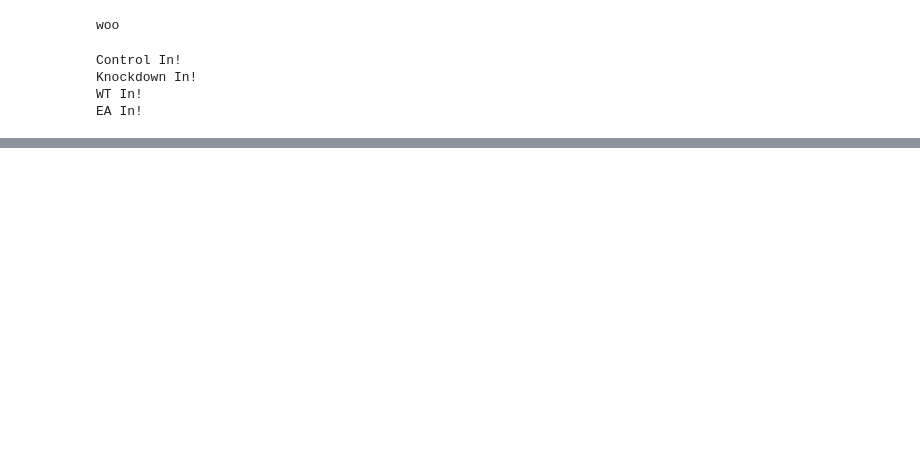
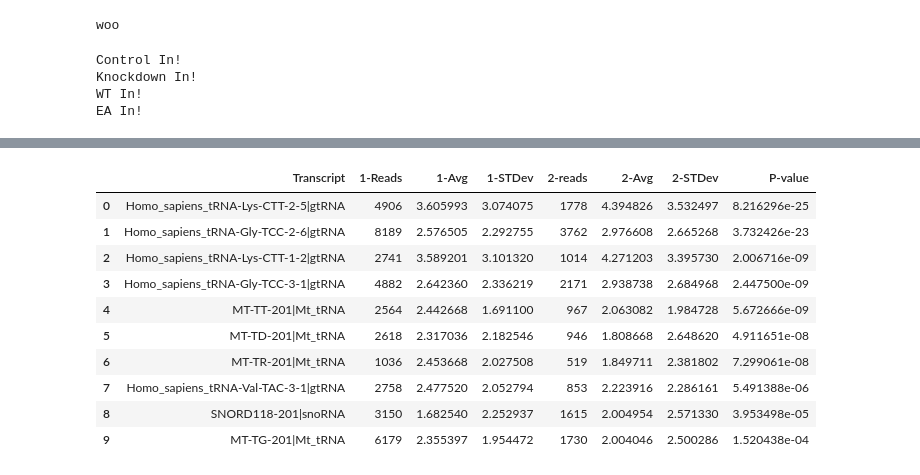
Before and after one commit to TimNicholsonShaw/AnOThER-Seq, a Jupyter notebook: notebooks/nocturnin.ipynb, the cells around one changed output, grey strips where cells are left out. Cells and saved outputs as stored; diff of their text form; code cells hidden in the pictures; blank space fills up the shorter version.

```diff
--- a/notebooks/nocturnin.ipynb
+++ b/notebooks/nocturnin.ipynb
@@ -98,0 +134,15 @@ sns.pointplot?
+# %%
+df = pd.read_csv(folderLoc+"NoctVsWT_candidates.csv",index_col=False)
+df.head(10)
+# %% [output]
+|  | Transcript | 1-Reads | 1-Avg | 1-STDev | 2-reads | 2-Avg | 2-STDev | P-value |
+| 0 | Homo_sapiens_tRNA-Lys-CTT-2-5|gtRNA | 4906 | 3.605993 | 3.074075 | 1778 | 4.394826 | 3.532497 | 8.216296e-25 |
+| 1 | Homo_sapiens_tRNA-Gly-TCC-2-6|gtRNA | 8189 | 2.576505 | 2.292755 | 3762 | 2.976608 | 2.665268 | 3.732426e-23 |
+| 2 | Homo_sapiens_tRNA-Lys-CTT-1-2|gtRNA | 2741 | 3.589201 | 3.101320 | 1014 | 4.271203 | 3.395730 | 2.006716e-09 |
+| 3 | Homo_sapiens_tRNA-Gly-TCC-3-1|gtRNA | 4882 | 2.642360 | 2.336219 | 2171 | 2.938738 | 2.684968 | 2.447500e-09 |
+| 4 | MT-TT-201|Mt_tRNA | 2564 | 2.442668 | 1.691100 | 967 | 2.063082 | 1.984728 | 5.672666e-09 |
+| 5 | MT-TD-201|Mt_tRNA | 2618 | 2.317036 | 2.182546 | 946 | 1.808668 | 2.648620 | 4.911651e-08 |
+| 6 | MT-TR-201|Mt_tRNA | 1036 | 2.453668 | 2.027508 | 519 | 1.849711 | 2.381802 | 7.299061e-08 |
+| 7 | Homo_sapiens_tRNA-Val-TAC-3-1|gtRNA | 2758 | 2.477520 | 2.052794 | 853 | 2.223916 | 2.286161 | 5.491388e-06 |
+| 8 | SNORD118-201|snoRNA | 3150 | 1.682540 | 2.252937 | 1615 | 2.004954 | 2.571330 | 3.953498e-05 |
+| 9 | MT-TG-201|Mt_tRNA | 6179 | 2.355397 | 1.954472 | 1730 | 2.004046 | 2.500286 | 1.520438e-04 |
```
Also changed, not shown: parts of 13 cells of this notebook, 1 other file.
